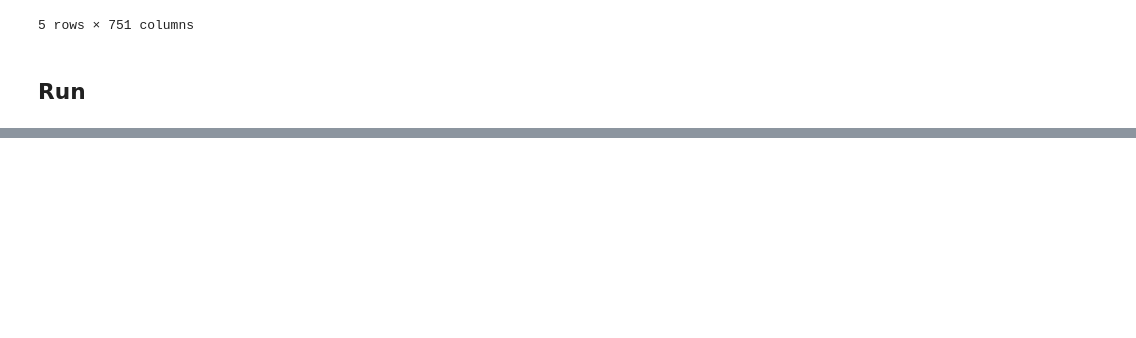
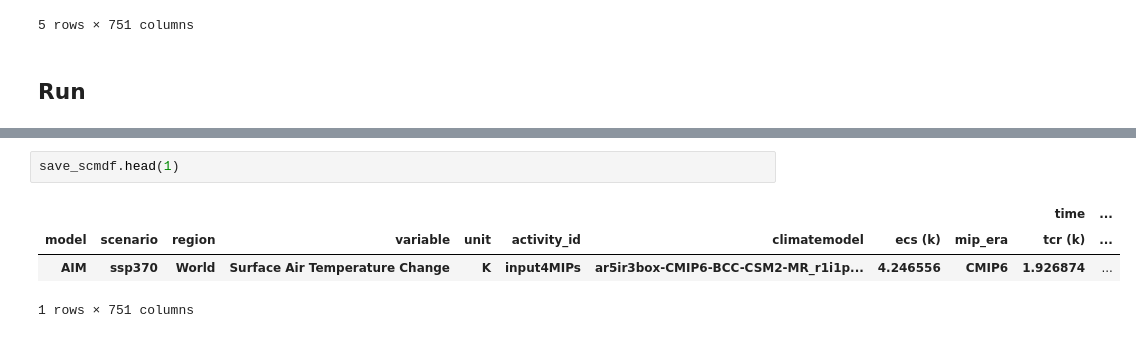
Before and after one commit to openscm/openscm, a Jupyter notebook: notebooks/ar5ir_rcmip.ipynb, the cells around one changed output, grey strips where cells are left out. Drawn from its saved outputs; the diff is of its cells as text; blank space fills up the shorter version.

```diff
--- a/notebooks/ar5ir_rcmip.ipynb
+++ b/notebooks/ar5ir_rcmip.ipynb
@@ -395,0 +438,7 @@ ax.set_ylim([-4, 15])
+# %%
+save_scmdf.head(1)
+# %% [output]
+|  |  |  |  |  |  |  |  |  | time | ... |
+| model | scenario | region | variable | unit | activity_id | climatemodel | ecs (k) | mip_era | tcr (k) | ... |
+| AIM | ssp370 | World | Surface Air Temperature Change | K | input4MIPs | ar5ir3box-CMIP6-BCC-CSM2-MR_r1i1p... | 4.246556 | CMIP6 | 1.926874 | ... |
+1 rows × 751 columns
```
Also changed, not shown: parts of 12 cells of this notebook, 5 other files.
